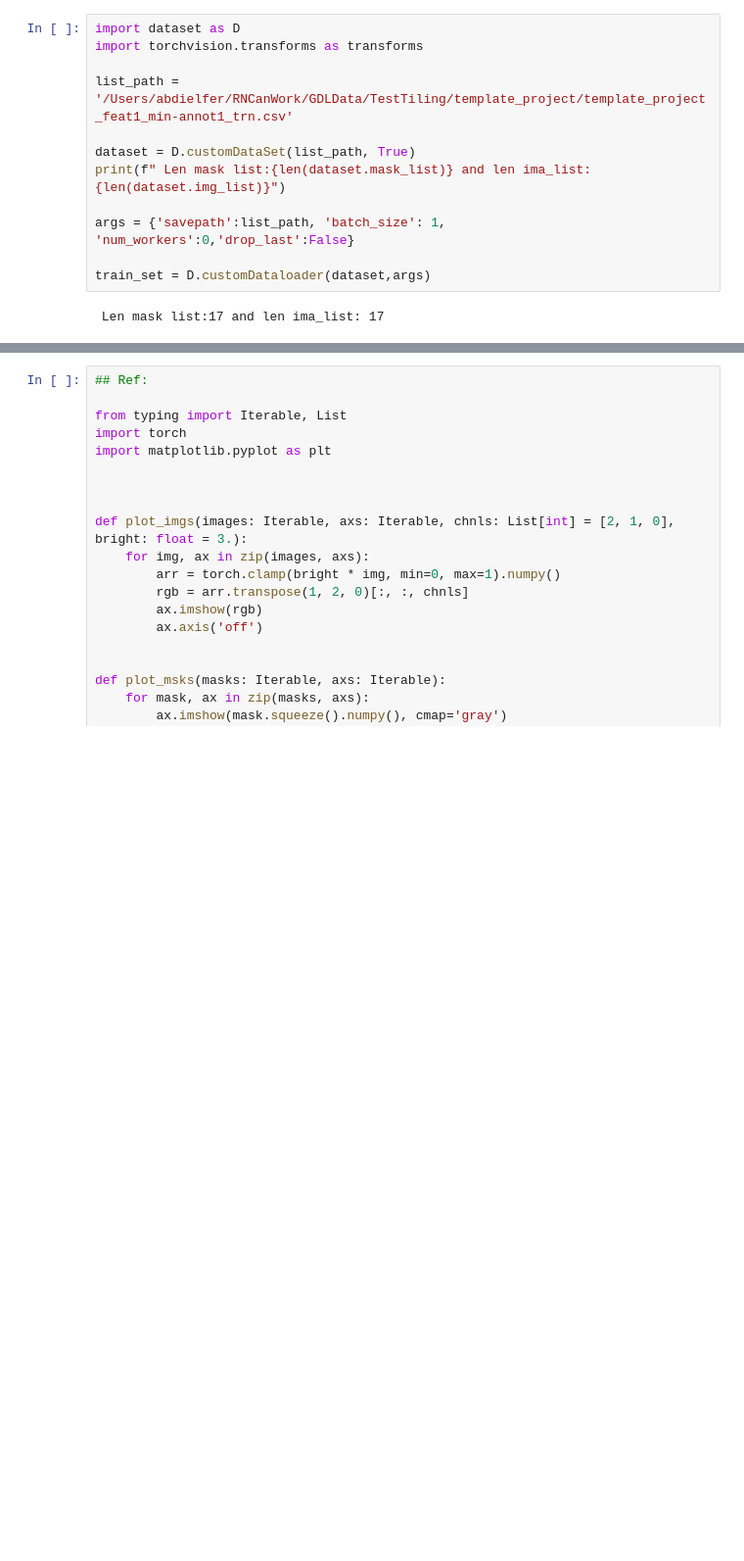
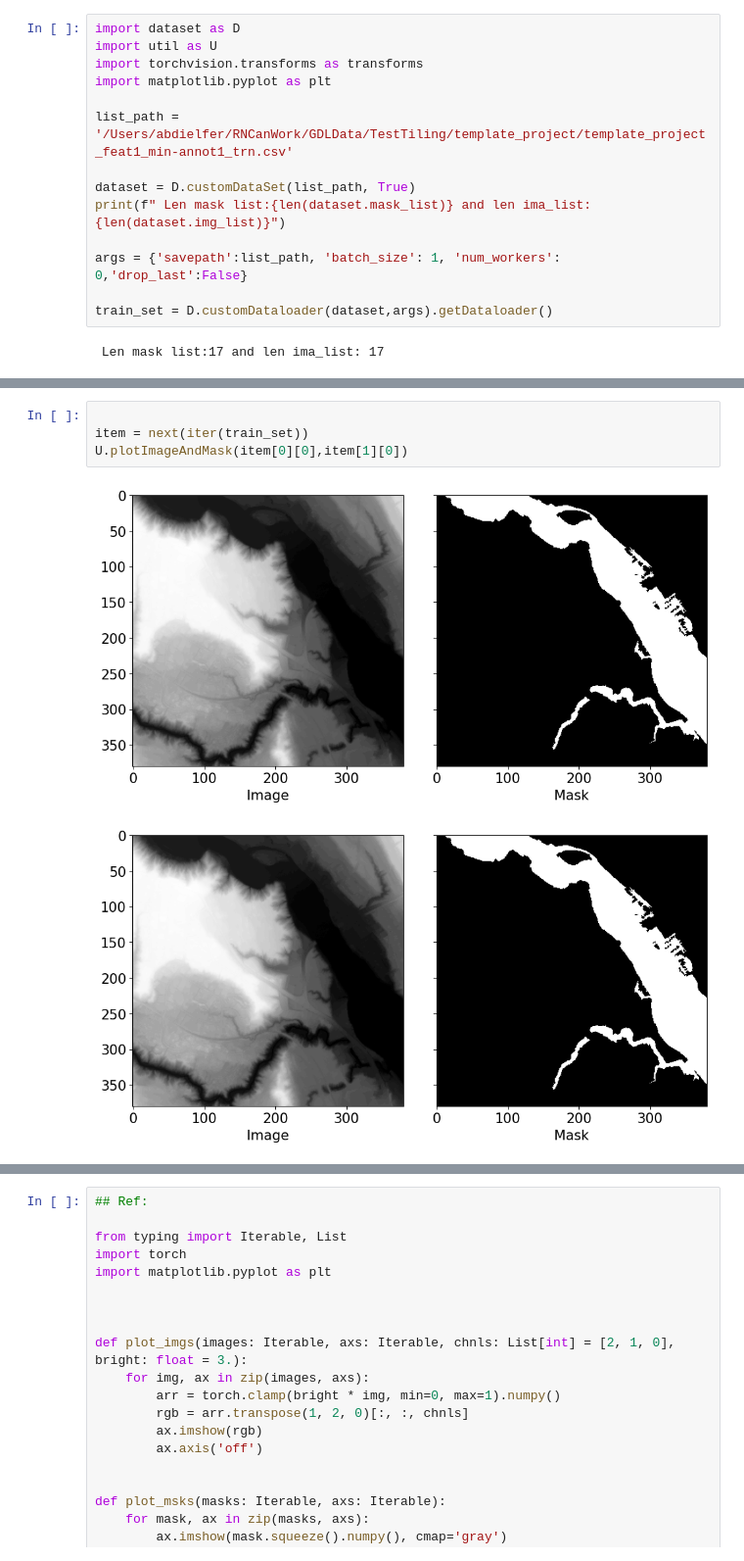
Before and after one commit to Abdielfer/DL4Flood, a Jupyter notebook: scr/testingZone.ipynb, the cells around one changed output, grey strips where cells are left out. Shown at 98% size. Drawn from its saved outputs; the diff is of its cells as text; blank space fills up the shorter version.

Commit message:
iter(dataset) OM and plot image_mask too

```diff
--- a/scr/testingZone.ipynb
+++ b/scr/testingZone.ipynb
@@ -1,14 +1,16 @@
 # %%
 import dataset as D
+import util as U
 import torchvision.transforms as transforms
+import matplotlib.pyplot as plt
 
 list_path = '/Users/abdielfer/RNCanWork/GDLData/TestTiling/template_project/template_project_feat1_min-annot1_trn.csv'
 
 dataset = D.customDataSet(list_path, True)
 print(f" Len mask list:{len(dataset.mask_list)} and len ima_list: {len(dataset.img_list)}")
 
-args = {'savepath':list_path, 'batch_size': 1, 'num_workers':0,'drop_last':False}
+args = {'savepath':list_path, 'batch_size': 1, 'num_workers': 0,'drop_last':False}
 
-train_set = D.customDataloader(dataset,args)
+train_set = D.customDataloader(dataset,args).getDataloader()
 # %% [output]
  Len mask list:17 and len ima_list: 17
@@ -18,0 +30,7 @@ train_set
+# %%
+
+item = next(iter(train_set))
+U.plotImageAndMask(item[0][0],item[1][0])
+# %% [output]
+[figure, added]
+[figure, added]
```
Also changed, not shown: parts of 3 cells of this notebook, 2 other files.
